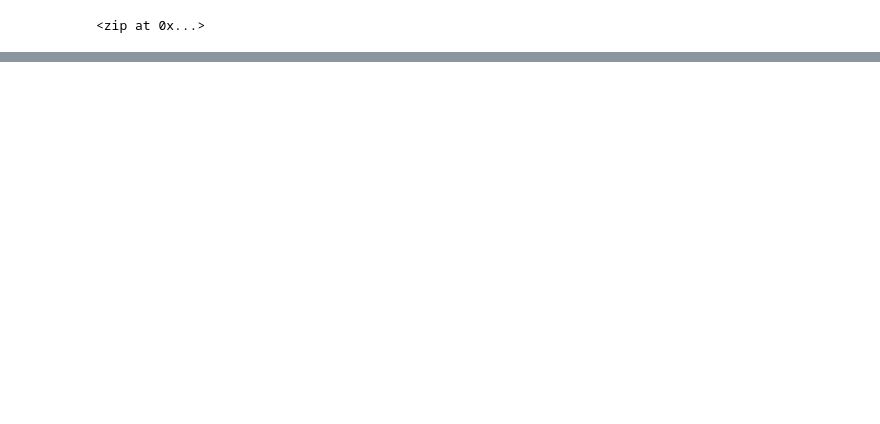
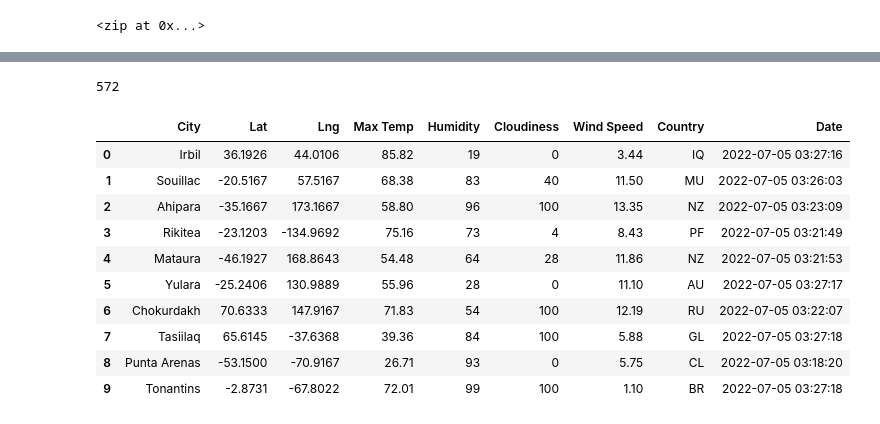
Before and after one commit to Cagurr/World_Weather_Analysis, a Jupyter notebook: WeatherPy.ipynb, the cells around one changed output, grey strips where cells are left out. Cells and saved outputs as stored; diff of their text form; code cells hidden in the pictures; blank space fills up the shorter version.

```diff
--- a/WeatherPy.ipynb
+++ b/WeatherPy.ipynb
@@ -36,0 +131,20 @@ len(cities)
+# %%
+len(city_data)
+# %% [output]
+572
+# %%
+# Convert the array of dictionaries to a Pandas DataFrame.
+city_data_df = pd.DataFrame(city_data)
+city_data_df.head(10)
+# %% [output]
+|  | City | Lat | Lng | Max Temp | Humidity | Cloudiness | Wind Speed | Country | Date |
+| 0 | Irbil | 36.1926 | 44.0106 | 85.82 | 19 | 0 | 3.44 | IQ | 2022-07-05 03:27:16 |
+| 1 | Souillac | -20.5167 | 57.5167 | 68.38 | 83 | 40 | 11.50 | MU | 2022-07-05 03:26:03 |
+| 2 | Ahipara | -35.1667 | 173.1667 | 58.80 | 96 | 100 | 13.35 | NZ | 2022-07-05 03:23:09 |
+| 3 | Rikitea | -23.1203 | -134.9692 | 75.16 | 73 | 4 | 8.43 | PF | 2022-07-05 03:21:49 |
+| 4 | Mataura | -46.1927 | 168.8643 | 54.48 | 64 | 28 | 11.86 | NZ | 2022-07-05 03:21:53 |
+| 5 | Yulara | -25.2406 | 130.9889 | 55.96 | 28 | 0 | 11.10 | AU | 2022-07-05 03:27:17 |
+| 6 | Chokurdakh | 70.6333 | 147.9167 | 71.83 | 54 | 100 | 12.19 | RU | 2022-07-05 03:22:07 |
+| 7 | Tasiilaq | 65.6145 | -37.6368 | 39.36 | 84 | 100 | 5.88 | GL | 2022-07-05 03:27:18 |
+| 8 | Punta Arenas | -53.1500 | -70.9167 | 26.71 | 93 | 0 | 5.75 | CL | 2022-07-05 03:18:20 |
+| 9 | Tonantins | -2.8731 | -67.8022 | 72.01 | 99 | 100 | 1.10 | BR | 2022-07-05 03:27:18 |
```
Also changed, not shown: parts of 8 cells of this notebook, 1 other file.
